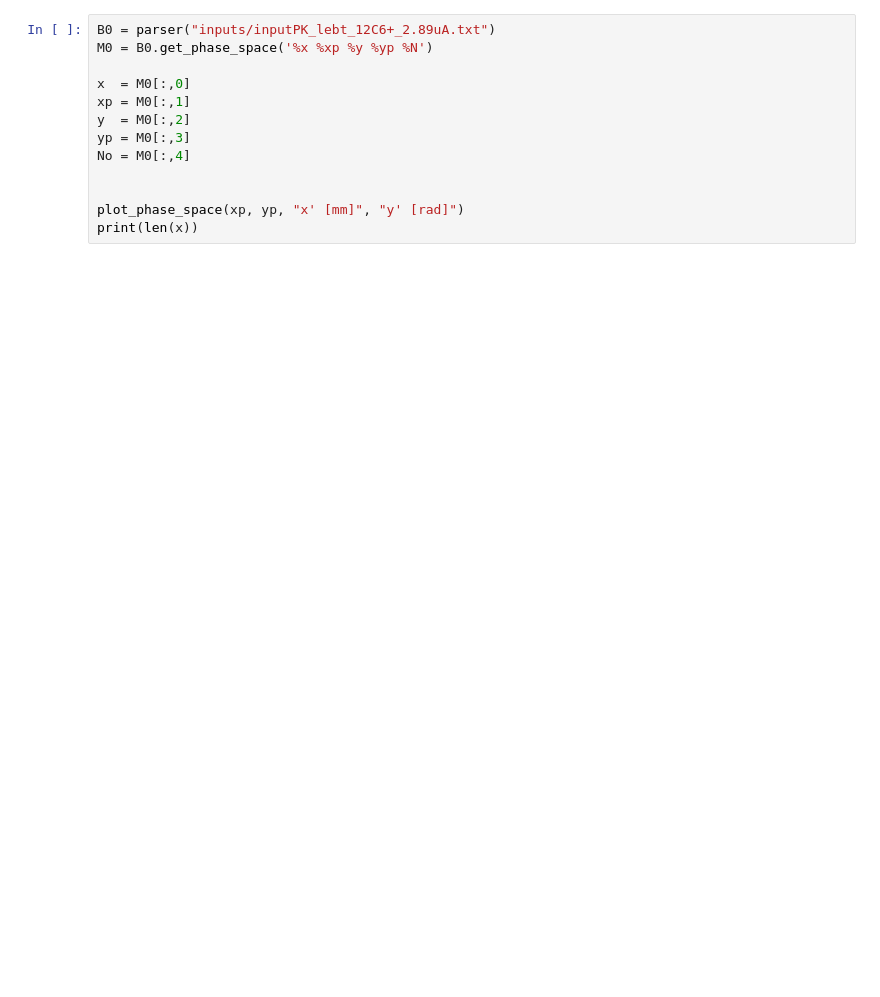
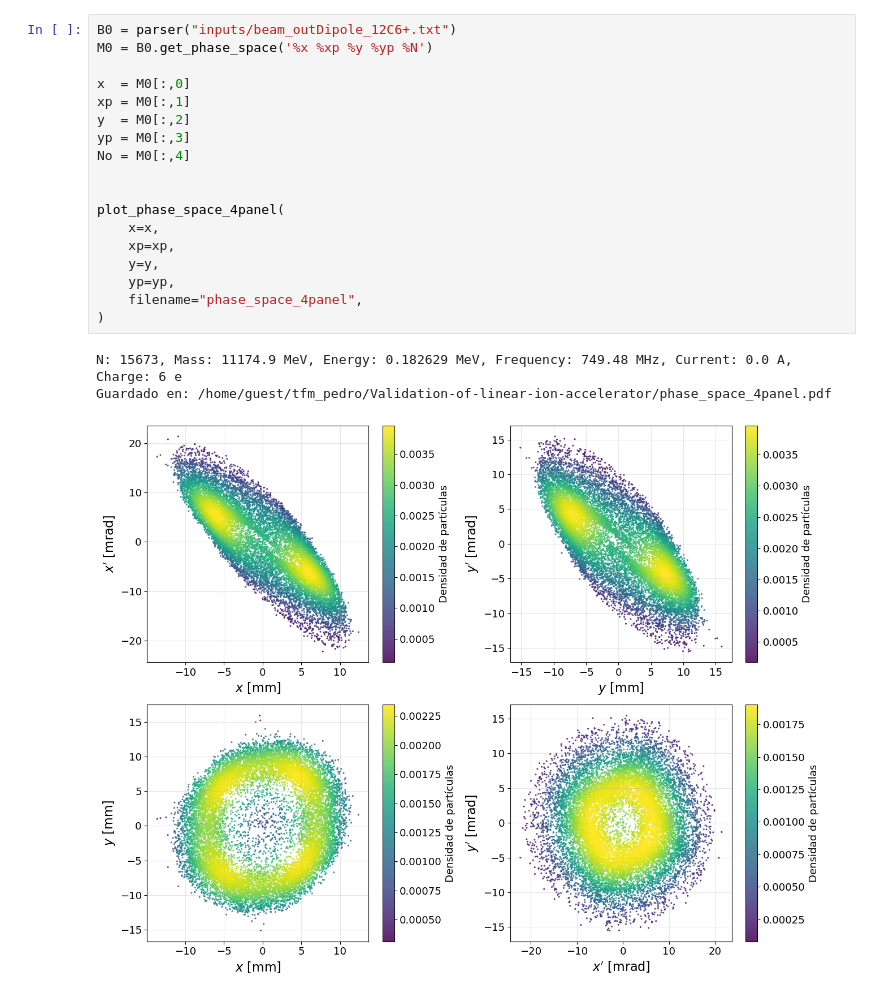
Before and after one commit to psolmor/Validation-of-linear-ion-accelerator, a Jupyter notebook: initial_bunch.ipynb, the cells around one changed output. Saved outputs shown, nothing was run; the diff lists cells and outputs as text; blank space fills up the shorter version.

```diff
--- a/initial_bunch.ipynb
+++ b/initial_bunch.ipynb
@@ -6,16 +130,25 @@ import numpy as np
 # %%
-B0 = parser("inputs/inputPK_lebt_12C6+_2.89uA.txt")
+B0 = parser("inputs/beam_outDipole_12C6+.txt")
 M0 = B0.get_phase_space('%x %xp %y %yp %N')
 
 x  = M0[:,0]
 xp = M0[:,1]
 y  = M0[:,2]
 yp = M0[:,3]
 No = M0[:,4]
 
 
-plot_phase_space(xp, yp, "x' [mm]", "y' [rad]")
-print(len(x))
+plot_phase_space_4panel(
+    x=x,
+    xp=xp,
+    y=y,
+    yp=yp,
+    filename="phase_space_4panel",
+)
+# %% [output]
+N: 15673, Mass: 11174.9 MeV, Energy: 0.182629 MeV, Frequency: 749.48 MHz, Current: 0.0 A, Charge: 6 e
+Guardado en: /home/guest/tfm_pedro/Validation-of-linear-ion-accelerator/phase_space_4panel.pdf
+[figure, added]
 # %%
 opal_in = np.loadtxt("opal/data/lebt_DISTRIB2.dat", skiprows=2)
 
```
Also changed, not shown: parts of 4 cells of this notebook, 24 other files.
